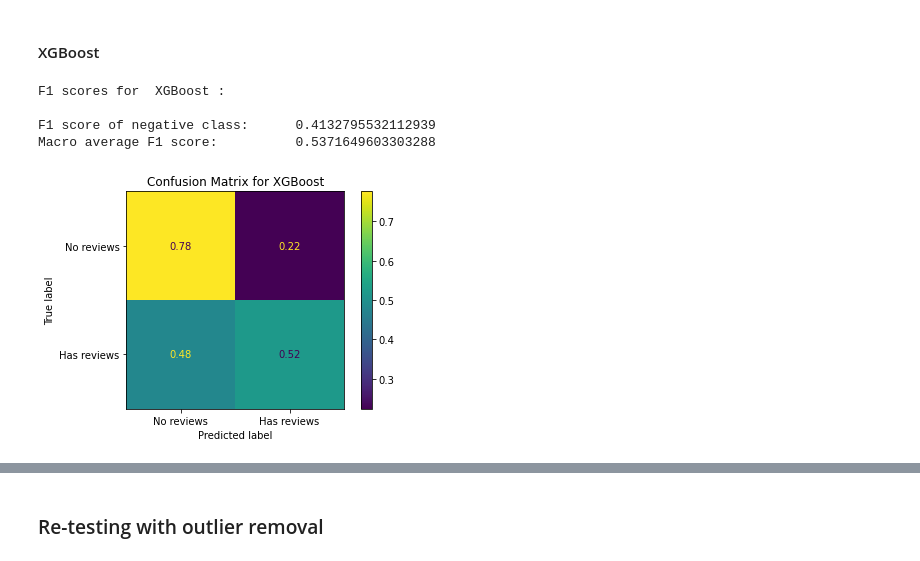
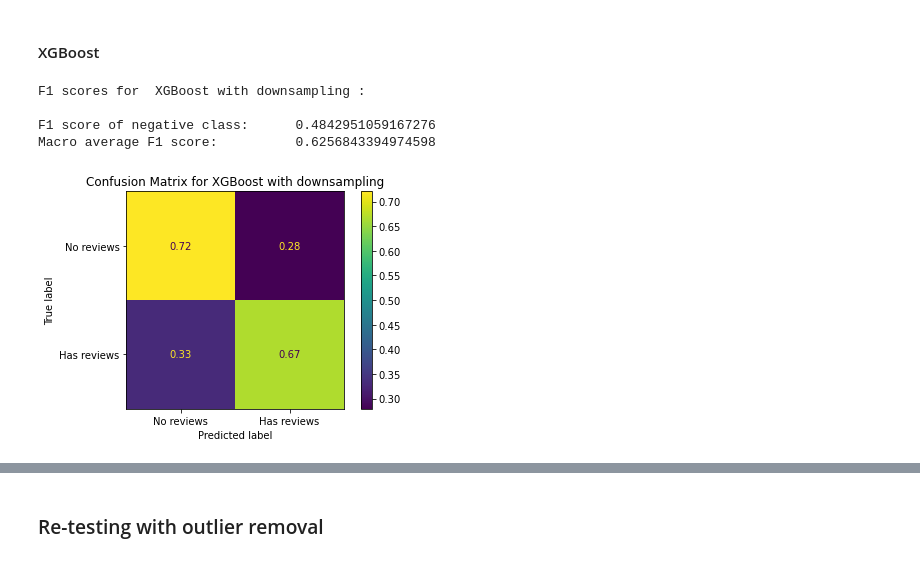
Before and after one commit to miahatton/airbnb_reviews, a Jupyter notebook: WRIT1_v3.ipynb, the cells around one changed output, grey strips where cells are left out. Cells and saved outputs as stored; diff of their text form; code cells hidden in the pictures.

```diff
--- a/WRIT1_v3.ipynb
+++ b/WRIT1_v3.ipynb
@@ -343,6 +434,13 @@ class OutlierRemover:
     def fit_transform(self, data, list_of_cols = []):
         self.fit(data, list_of_cols)
         return self.transform(data)
+    def get_outliers(self, data):
+        if len(self.means_sds.keys())==0:
+            print("Transformer must be fit before transformation. Call .fit(data) or .fit_transform(data)")
+            return
+        orig_data = data.copy()
+        without_outliers = self.transform(data).index
+        return orig_data[~orig_data.index.isin(without_outliers)]
 
 o_r = OutlierRemover()
 
@@ -663,9 +777,15 @@ lr = LogisticRegression(C = 1, class_weight = 'balanced')
 
 lr.fit(X_train_np, y_train_np)
 
-target_names = ["No reviews", "Has reviews"]
-
 def evaluate_model(model, X_test, y_test, model_name: str):
+    target_names = []
+    for y in y_test:
+        if y == 0:
+            target_names.append("No reviews")
+        else:
+            target_names.append("Has reviews")
+        if len(target_names)==2:
+            break
     y_pred = model.predict(X_test)
     f1_negative_class, f1_macro_average = calculate_f1s(y_pred, y_test)
     print("F1 scores for ", model_name, ":\n")
@@ -675,7 +795,7 @@ def evaluate_model(model, X_test, y_test, model_name: str):
                       X_test,
                       y_test,
                       normalize = 'true',
-                      display_labels = target_names)
+                      display_labels = ['No reviews', 'Has reviews'])
     plt.title("Confusion Matrix for " + model_name);
     return y_pred
 
@@ -956,7 +1135,7 @@ def get_selected_columns(X_train, y_train, k):
     selected_cols = X_train.columns[cols]
     return selected_cols
 
-selected_features = get_selected_columns(X_train_ds, y_train_ds, 6)
+selected_features = get_selected_columns(X_train_ds, y_train_ds, 2)
 
 tree.fit(X_train_ds[selected_features], y_train_ds)
 
@@ -976,0 +1156,10 @@ Macro average F1 score:          0.5001686623776054
+# %%
+r_f = RandomForestClassifier(n_estimators = 100, max_depth = 6, class_weight = 'balanced')
+
+r_f.fit(X_train_ds, y_train_ds)
+
+y_pred = evaluate_model(r_f, X_test, y_test, "Random Forest")
+
+record_score(results_loc,
+             "Random Forest", X_train_ds.shape[1],
+             True, False, y_pred, y_test)
@@ -979,19 +1174,19 @@ Macro average F1 score:          0.5001686623776054
 # %%
 xgb_model = XGBClassifier(use_label_encoder = False, eval_metric = 'logloss', seed = 42)
 
 xgb_model.fit(X_train_ds, y_train_ds)
 
-y_pred = evaluate_model(xgb_model, X_test, y_test, "XGBoost")
+y_pred = evaluate_model(xgb_model, X_test, y_test, "XGBoost with downsampling")
 
 record_score(results_loc,
              "XGBoost", X_train_ds.shape[1],
              True, False, y_pred, y_test)
 # %% [output]
-F1 scores for  XGBoost :
+F1 scores for  XGBoost with downsampling :
 
-F1 score of negative class:      0.4132795532112939
-Macro average F1 score:          0.5371649603303288
+F1 score of negative class:      0.4842951059167276
+Macro average F1 score:          0.6256843394974598
-[figure, old version]
+[figure, new version]
 # %%
 feature_select(X_train_ds, y_train_ds, X_test, y_test, xgb_model, "XGBoost")
 # %% [output]
```
Also changed, not shown: parts of 161 cells of this notebook, 4 other files.
